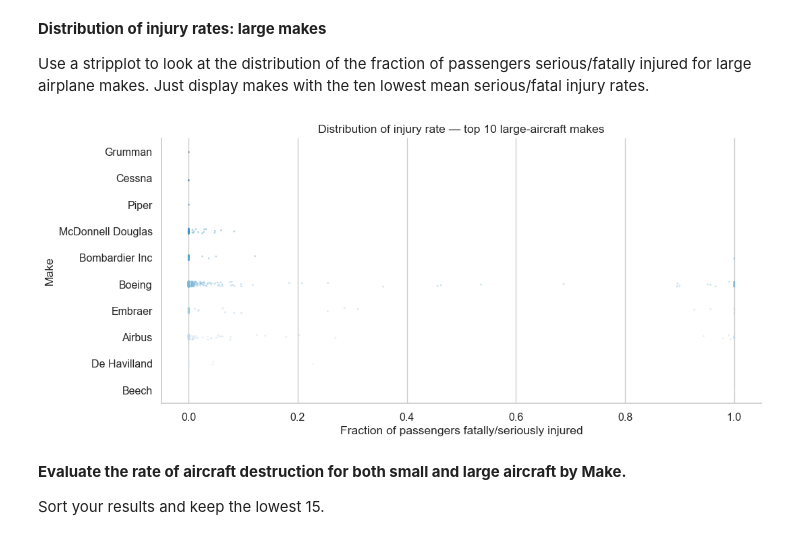
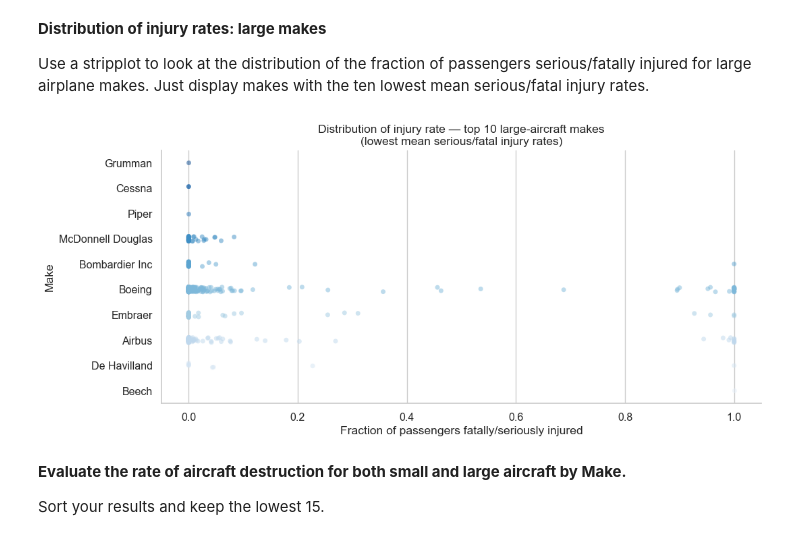
Before and after one commit to janemurungi2-creator/dsc-course0-m8-lab, a Jupyter notebook: Aviation_Accidents_Data_Analysis.ipynb, the cells around one changed output. Saved outputs shown, nothing was run; the diff lists cells and outputs as text; code cells hidden in the pictures.

```diff
--- a/Aviation_Accidents_Data_Analysis.ipynb
+++ b/Aviation_Accidents_Data_Analysis.ipynb
@@ -198,40 +198,40 @@ plt.show()
 **Distribution of injury rates: large makes**
 
 Use a stripplot to look at the distribution of the fraction of passengers serious/fatally injured for large airplane makes. Just display makes with the ten lowest mean serious/fatal injury rates.
-# %%
-# Get top 10 large makes by lowest mean injury rate
-top10_large_makes = (
-    large.groupby('Make')['Serious_Fatal_Frac']
-         .mean()
-         .reset_index()
-         .sort_values('Serious_Fatal_Frac')
-         .head(10)['Make']
-         .tolist()
-)
-
-# Filter data to those 10 makes only
-plot_large = large[large['Make'].isin(top10_large_makes)]
-fig, ax = plt.subplots(figsize=(11, 5))
-sns.stripplot(
-    data=plot_large,
-    x='Serious_Fatal_Frac',
-    y='Make',
-    order=top10_large_makes,
-    jitter=True,
-    alpha=0.4,
-    size=2,
-    rasterized=True,  # This renders as a raster image in vector formats
-    palette='Blues_r',
-    ax=ax
-)
-ax.set_xlabel('Fraction of passengers fatally/seriously injured')
-ax.set_ylabel('Make')
-ax.set_title('Distribution of injury rate — top 10 large-aircraft makes')
-ax.spines[['top','right']].set_visible(False)
-plt.tight_layout()
-plt.show()
-# %% [output]
-[figure, removed]
+# %%
+# Get top 10 large makes by lowest mean injury rate
+top10_large_makes = (
+    large.groupby('Make')['Serious_Fatal_Frac']
+         .mean()
+         .reset_index()
+         .sort_values('Serious_Fatal_Frac')
+         .head(10)['Make']
+         .tolist()
+)
+
+# Filter data to those 10 makes only
+plot_large = large[large['Make'].isin(top10_large_makes)]
+
+fig, ax = plt.subplots(figsize=(11, 5))
+sns.stripplot(
+    data=plot_large,
+    x='Serious_Fatal_Frac',
+    y='Make',
+    order=top10_large_makes,
+    jitter=True,
+    alpha=0.5,
+    size=5,
+    palette='Blues_r',
+    ax=ax
+)
+ax.set_xlabel('Fraction of passengers fatally/seriously injured')
+ax.set_ylabel('Make')
+ax.set_title('Distribution of injury rate — top 10 large-aircraft makes\n(lowest mean serious/fatal injury rates)')
+ax.spines[['top','right']].set_visible(False)
+plt.tight_layout()
+plt.show()
+# %% [output]
+[figure, added]
 # %% [markdown]
 **Evaluate the rate of aircraft destruction for both small and large aircraft by Make.**
 
```
Also changed, not shown: parts of 4 cells of this notebook.
